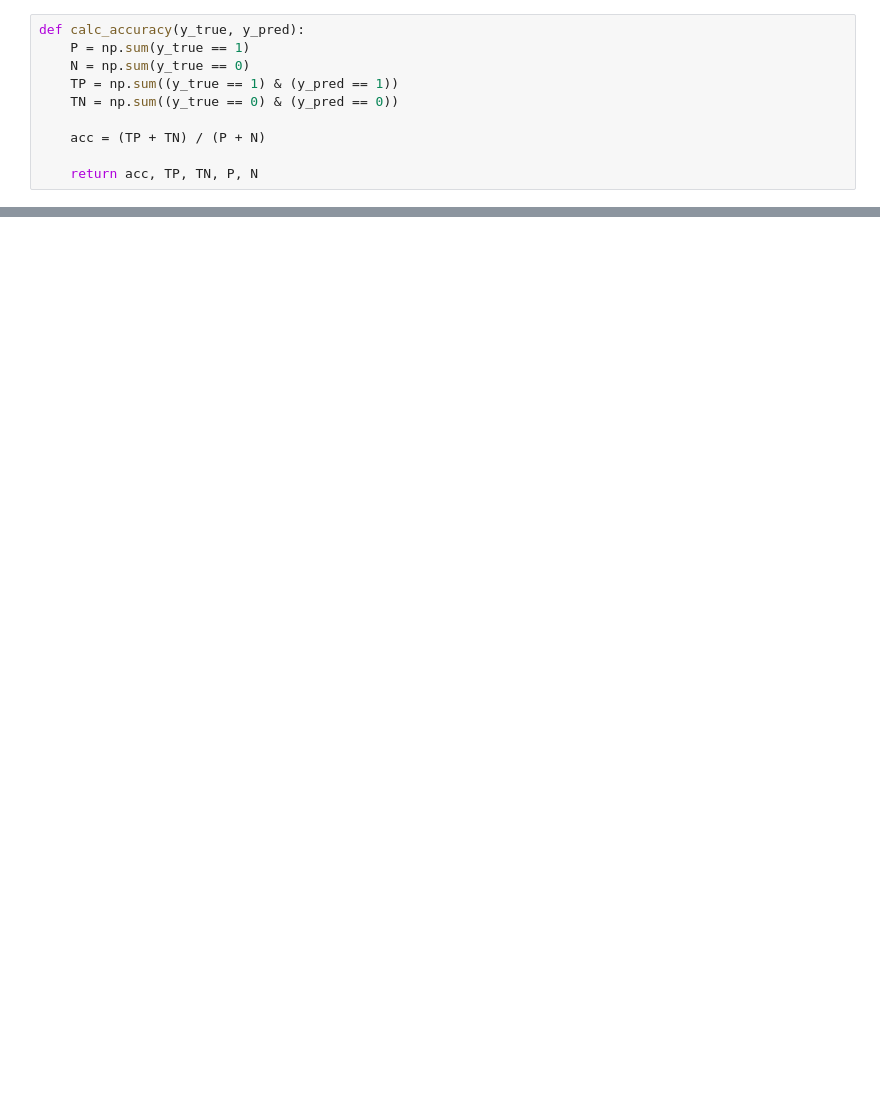
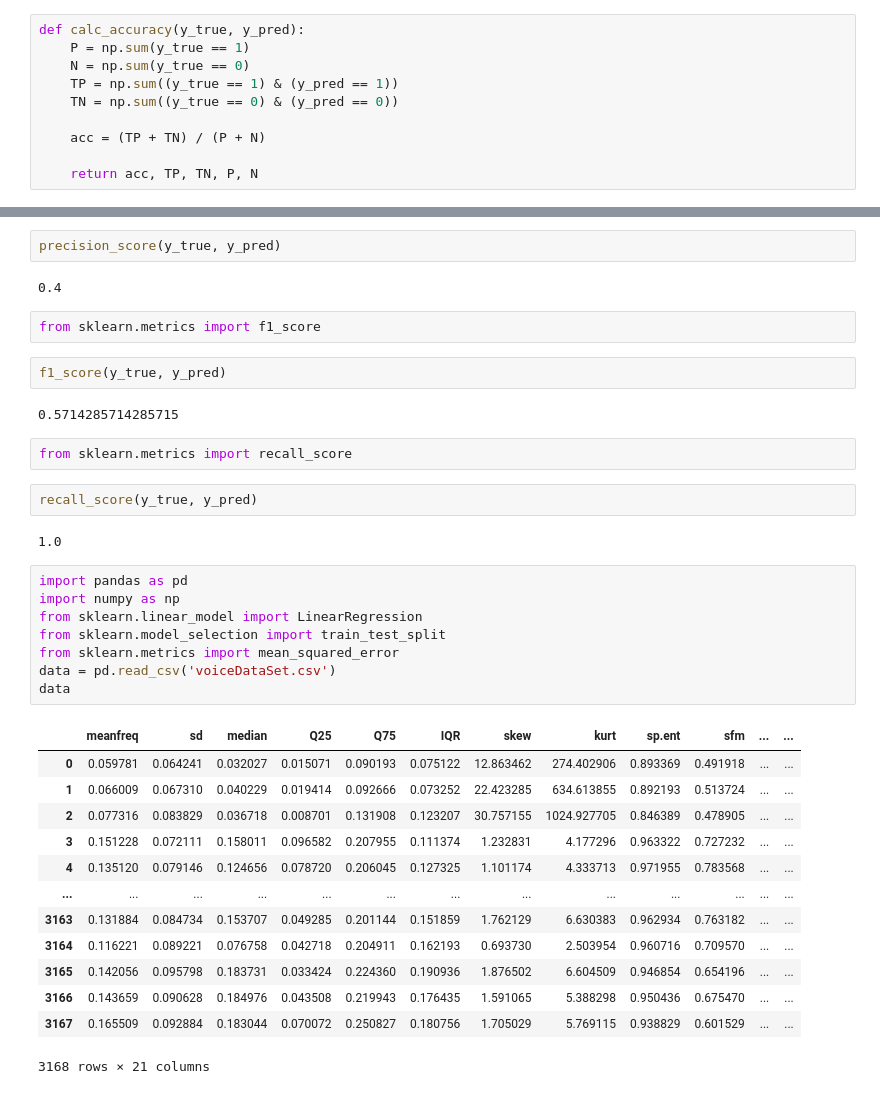
Before and after one commit to medinka01/Python, a Jupyter notebook: Валидация данных и оценка модели/Валидация данных и оценка модели.ipynb, the cells around one changed output, grey strips where cells are left out. Cells and saved outputs as stored; diff of their text form; blank space fills up the shorter version.

```diff
--- a/Валидация данных и оценка модели/Валидация данных и оценка модели.ipynb
+++ b/Валидация данных и оценка модели/Валидация данных и оценка модели.ipynb
@@ -323,0 +465,38 @@ ValueError: Found input variables with inconsistent numbers of samples: [100, 15
+# %%
+precision_score(y_true, y_pred)
+# %% [output]
+0.4
+# %%
+from sklearn.metrics import f1_score
+# %%
+f1_score(y_true, y_pred)
+# %% [output]
+0.5714285714285715
+# %%
+from sklearn.metrics import recall_score
+# %%
+recall_score(y_true, y_pred)
+# %% [output]
+1.0
+# %%
+import pandas as pd
+import numpy as np
+from sklearn.linear_model import LinearRegression
+from sklearn.model_selection import train_test_split
+from sklearn.metrics import mean_squared_error
+data = pd.read_csv('voiceDataSet.csv')
+data
+# %% [output]
+|  | meanfreq | sd | median | Q25 | Q75 | IQR | skew | kurt | sp.ent | sfm | ... | ... |
+| 0 | 0.059781 | 0.064241 | 0.032027 | 0.015071 | 0.090193 | 0.075122 | 12.863462 | 274.402906 | 0.893369 | 0.491918 | ... | ... |
+| 1 | 0.066009 | 0.067310 | 0.040229 | 0.019414 | 0.092666 | 0.073252 | 22.423285 | 634.613855 | 0.892193 | 0.513724 | ... | ... |
+| 2 | 0.077316 | 0.083829 | 0.036718 | 0.008701 | 0.131908 | 0.123207 | 30.757155 | 1024.927705 | 0.846389 | 0.478905 | ... | ... |
+| 3 | 0.151228 | 0.072111 | 0.158011 | 0.096582 | 0.207955 | 0.111374 | 1.232831 | 4.177296 | 0.963322 | 0.727232 | ... | ... |
+| 4 | 0.135120 | 0.079146 | 0.124656 | 0.078720 | 0.206045 | 0.127325 | 1.101174 | 4.333713 | 0.971955 | 0.783568 | ... | ... |
+| ... | ... | ... | ... | ... | ... | ... | ... | ... | ... | ... | ... | ... |
+| 3163 | 0.131884 | 0.084734 | 0.153707 | 0.049285 | 0.201144 | 0.151859 | 1.762129 | 6.630383 | 0.962934 | 0.763182 | ... | ... |
+| 3164 | 0.116221 | 0.089221 | 0.076758 | 0.042718 | 0.204911 | 0.162193 | 0.693730 | 2.503954 | 0.960716 | 0.709570 | ... | ... |
+| 3165 | 0.142056 | 0.095798 | 0.183731 | 0.033424 | 0.224360 | 0.190936 | 1.876502 | 6.604509 | 0.946854 | 0.654196 | ... | ... |
+| 3166 | 0.143659 | 0.090628 | 0.184976 | 0.043508 | 0.219943 | 0.176435 | 1.591065 | 5.388298 | 0.950436 | 0.675470 | ... | ... |
+| 3167 | 0.165509 | 0.092884 | 0.183044 | 0.070072 | 0.250827 | 0.180756 | 1.705029 | 5.769115 | 0.938829 | 0.601529 | ... | ... |
+3168 rows × 21 columns
```
Also changed, not shown: parts of 85 cells of this notebook, 6 other files.
